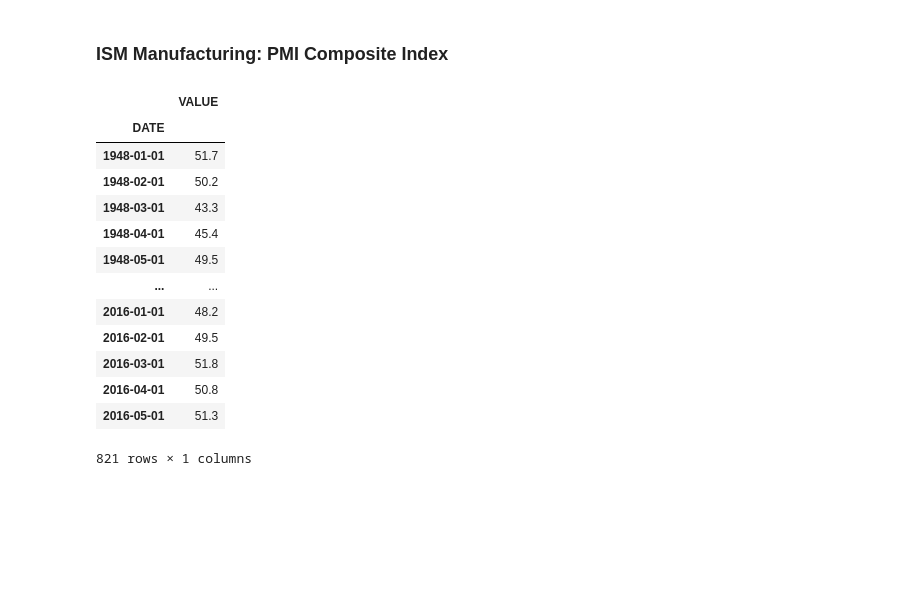
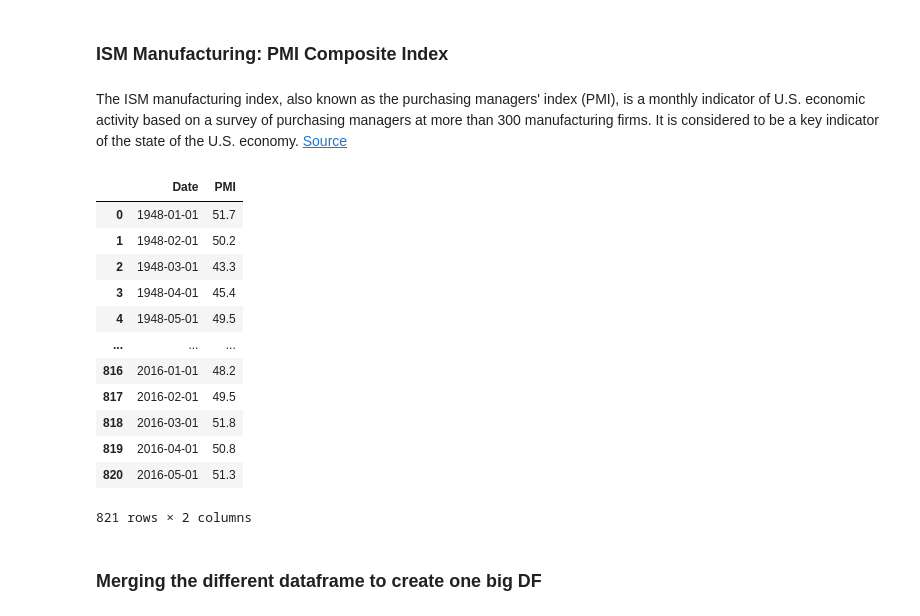
Before and after one commit to RaphHer/Project_Final_Ironhack, a Jupyter notebook: 3.NEW_using_Quandl_to_get_data.ipynb, the cells around one changed output. Cells and saved outputs as stored; diff of their text form; code cells hidden in the pictures; blank space fills up the shorter version.

```diff
--- a/3.NEW_using_Quandl_to_get_data.ipynb
+++ b/3.NEW_using_Quandl_to_get_data.ipynb
@@ -225,21 +413,26 @@ df_credit_us
 # %% [markdown]
 ### ISM Manufacturing: PMI Composite Index
+# %% [markdown]
+The ISM manufacturing index, also known as the purchasing managers' index (PMI), is a monthly indicator of U.S. economic activity based on a survey of purchasing managers at more than 300 manufacturing firms. It is considered to be a key indicator of the state of the U.S. economy. [Source](https://www.investopedia.com/terms/i/ism-mfg.asp)
 # %%
 # https://data.nasdaq.com/data/FRED/NAPM-ism-manufacturing-pmi-composite-index
 df_pmi_us = quandl.get('FRED/NAPM')
+df_pmi_us.reset_index(inplace=True)
+df_pmi_us.rename(columns={'VALUE': 'PMI', 'DATE' : 'Date'}, inplace=True, errors='raise')
 df_pmi_us
 # %% [output]
-|  | VALUE |
-| DATE |  |
-| 1948-01-01 | 51.7 |
-| 1948-02-01 | 50.2 |
-| 1948-03-01 | 43.3 |
-| 1948-04-01 | 45.4 |
-| 1948-05-01 | 49.5 |
-| ... | ... |
-| 2016-01-01 | 48.2 |
-| 2016-02-01 | 49.5 |
-| 2016-03-01 | 51.8 |
-| 2016-04-01 | 50.8 |
-| 2016-05-01 | 51.3 |
+|  | Date | PMI |
+| 0 | 1948-01-01 | 51.7 |
+| 1 | 1948-02-01 | 50.2 |
+| 2 | 1948-03-01 | 43.3 |
+| 3 | 1948-04-01 | 45.4 |
+| 4 | 1948-05-01 | 49.5 |
+| ... | ... | ... |
+| 816 | 2016-01-01 | 48.2 |
+| 817 | 2016-02-01 | 49.5 |
+| 818 | 2016-03-01 | 51.8 |
+| 819 | 2016-04-01 | 50.8 |
+| 820 | 2016-05-01 | 51.3 |
-821 rows × 1 columns
+821 rows × 2 columns
+# %% [markdown]
+### Merging the different dataframe to create one big DF
```
Also changed, not shown: parts of 34 cells of this notebook, 4 other files.
